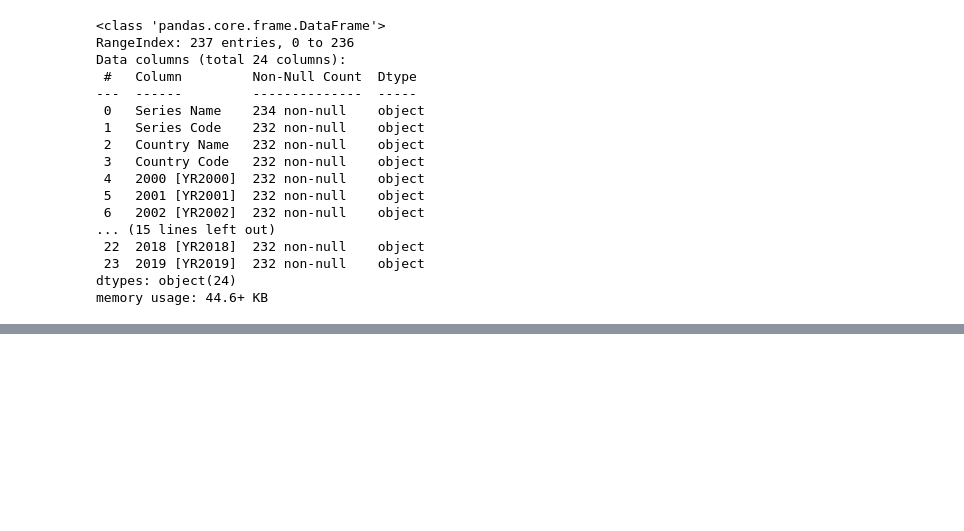
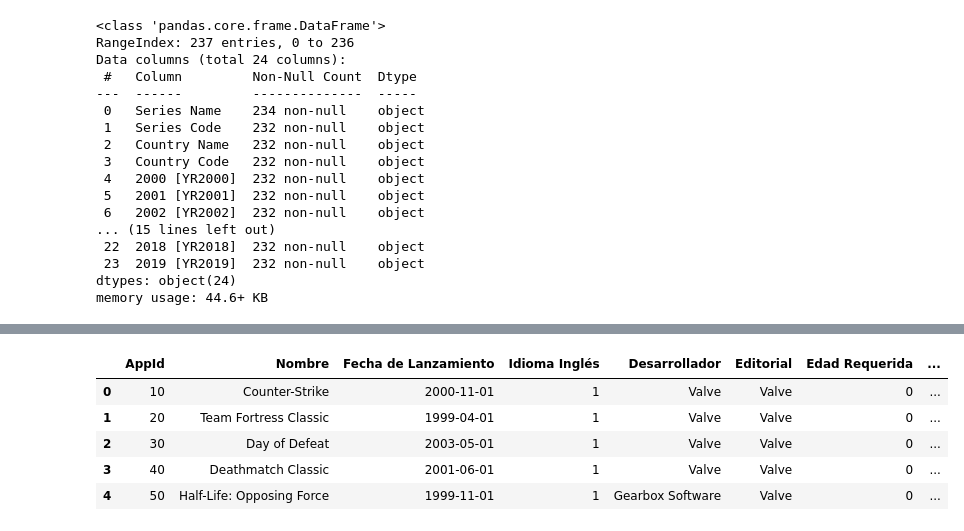
Before and after one commit to JUrielCerecero/analisis-de-datos-de-videojuegos, a Jupyter notebook: etl.ipynb, the cells around one changed output, grey strips where cells are left out. Cells and saved outputs as stored; diff of their text form; code cells hidden in the pictures; blank space fills up the shorter version.

```diff
--- a/etl.ipynb
+++ b/etl.ipynb
@@ -889,0 +892,5 @@ memory usage: 44.6+ KB
+# %%
+dfjuegossteam=pd.read_csv(r'C:\Users\p2_ge\OneDrive\Documentos\bootcamp\M5\Proyecto Integrador\3 Gaming\analisis-de-datos-de-videojuegos\juegos en steam.csv')
+dfjuegossteamcategories=pd.read_csv(r'C:\Users\p2_ge\OneDrive\Documentos\bootcamp\M5\Proyecto Integrador\3 Gaming\analisis-de-datos-de-videojuegos\juegossteamcategories.csv')
+dfjuegossteamgeneros=pd.read_csv(r'C:\Users\p2_ge\OneDrive\Documentos\bootcamp\M5\Proyecto Integrador\3 Gaming\analisis-de-datos-de-videojuegos\juegossteamgenres.csv')
+dfPlataformassteam=pd.read_csv(r'C:\Users\p2_ge\OneDrive\Documentos\bootcamp\M5\Proyecto Integrador\3 Gaming\analisis-de-datos-de-videojuegos\Plataformassteam.csv')
@@ -889,0 +922,9 @@ memory usage: 44.6+ KB
+# %%
+dfjuegossteam.head()
+# %% [output]
+|  | AppId | Nombre | Fecha de Lanzamiento | Idioma Inglés | Desarrollador | Editorial | Edad Requerida | ... |
+| 0 | 10 | Counter-Strike | 2000-11-01 | 1 | Valve | Valve | 0 | ... |
+| 1 | 20 | Team Fortress Classic | 1999-04-01 | 1 | Valve | Valve | 0 | ... |
+| 2 | 30 | Day of Defeat | 2003-05-01 | 1 | Valve | Valve | 0 | ... |
+| 3 | 40 | Deathmatch Classic | 2001-06-01 | 1 | Valve | Valve | 0 | ... |
+| 4 | 50 | Half-Life: Opposing Force | 1999-11-01 | 1 | Gearbox Software | Valve | 0 | ... |
```
Also changed, not shown: parts of 3 cells of this notebook, 1 other file.
